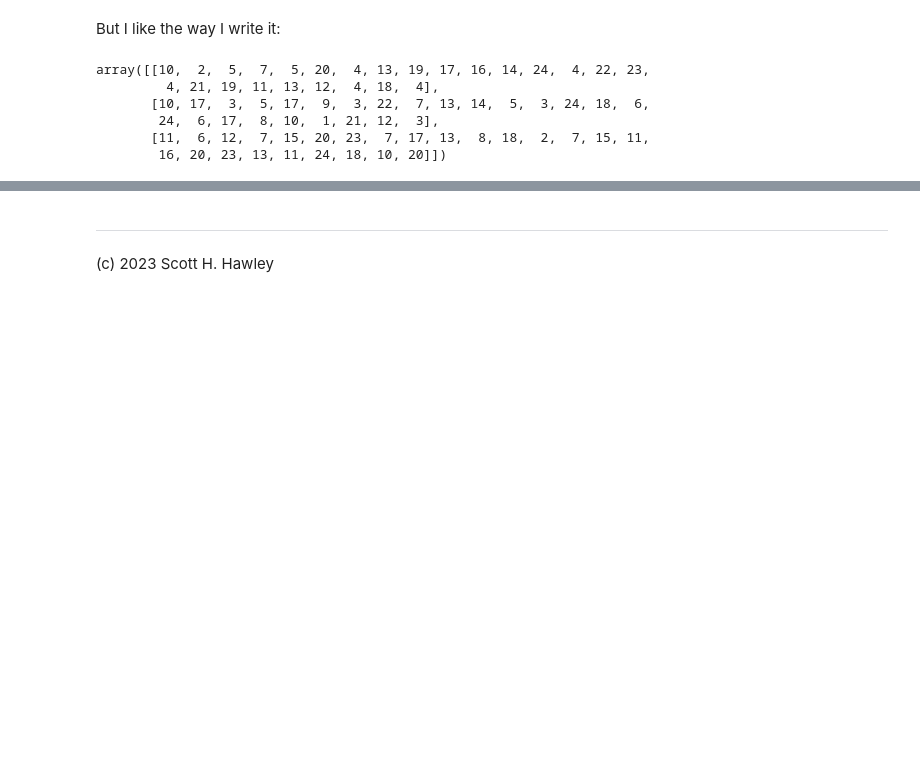
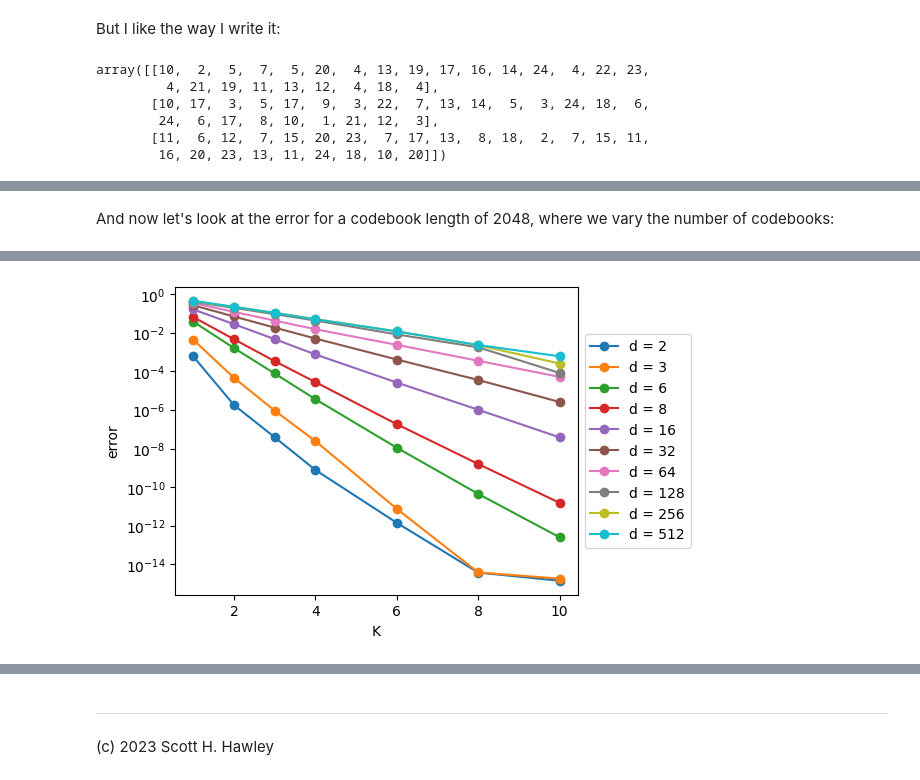
Before and after one commit to drscotthawley/blog, a Jupyter notebook: posts/2023-06-12-RVQ.ipynb, the cells around one changed output, grey strips where cells are left out. Drawn from its saved outputs; the diff is of its cells as text; code cells hidden in the pictures; blank space fills up the shorter version.

```diff
--- a/posts/2023-06-12-RVQ.ipynb
+++ b/posts/2023-06-12-RVQ.ipynb
@@ -1062,0 +1055,30 @@ Thanks to [Zach Evans](https://twitter.com/zqevans) for the impetus to look into
+# %% [markdown]
+And now let's look at the error for a codebook length of 2048, where we vary the number of codebooks:
+# %%
+#| code-fold: true
+#| code-summary: "Show the code"
+#| label: fig-rvq-error-logz-varyK
+#| fig-cap: "Reconstruction error for codebook length of 2048 with various data dimensions and number of codebooks (K). (Logarithmic z-axis)"
+#| fig-subcap:
+#|   - "(Interactive) 3D Surface Plot"
+#|   - "Line plot"
+#| layout-nrow: 2
+
+camera=dict( up=dict(x=0, y=0, z=1), center=dict(x=-0.1, y=0, z=-0.22), eye=dict(x=0.3, y=-1.8, z=1))
+fig = plot_results(results, d_choices, cb_lengths, K_choices, vary_K=True, log_xy=True, log_z=True, camera=camera)
+fig.show()
+
+fig, ax = plt.subplots(figsize=(6.5,4))
+ourdata = results[:,-1,:] # max cb_len
+for q1, d in enumerate(d_choices):
+    x = np.array(K_choices)
+    y = ourdata[q1]
+    ax.semilogy(x,y,'o-',label=f"d = {d}")
+
+box = ax.get_position()
+ax.set_position([box.x0, box.y0, box.width * 0.8, box.height])
+ax.legend(loc='center left', bbox_to_anchor=(1, 0.5))
+ax.set_xlabel("K")
+ax.set_ylabel("error")
+plt.show()
+# %% [output]
@@ -1062,0 +1086 @@ Thanks to [Zach Evans](https://twitter.com/zqevans) for the impetus to look into
+[figure, added]
```
Also changed, not shown: parts of 65 cells of this notebook, 4 other files.
